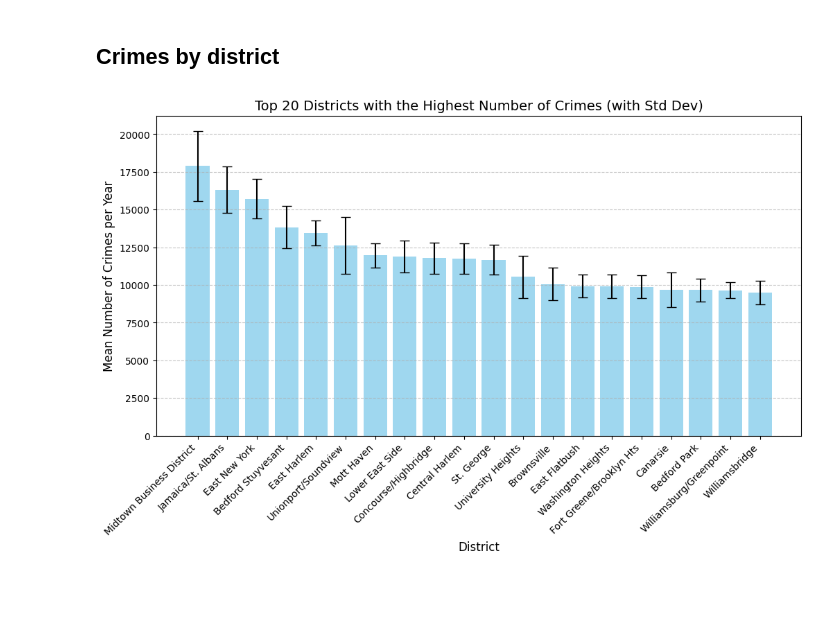
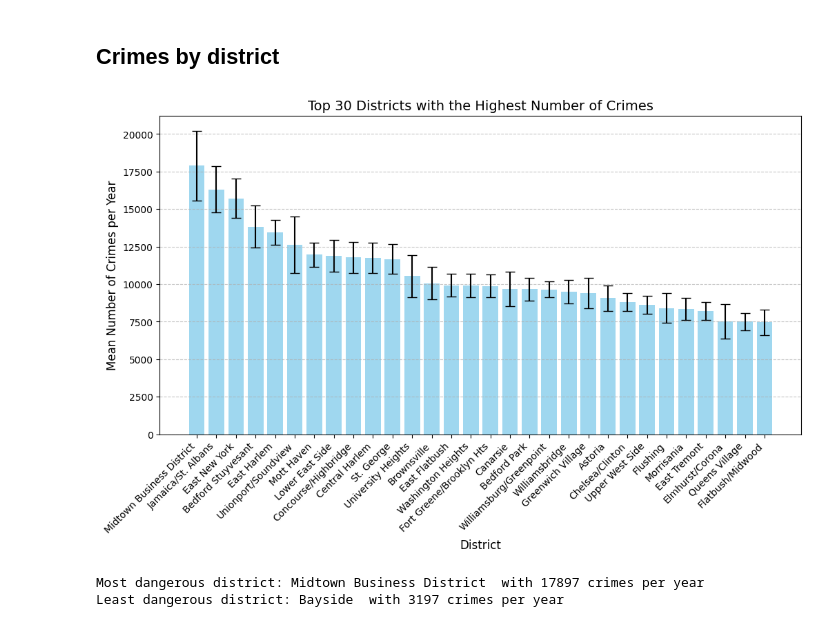
Before and after one commit to com-480-data-visualization/BluePink, a Jupyter notebook: data_exploration.ipynb, the cells around one changed output. Drawn from its saved outputs; the diff is of its cells as text; code cells hidden in the pictures; blank space fills up the shorter version.

Commit message:
change legend

```diff
--- a/data_exploration.ipynb
+++ b/data_exploration.ipynb
@@ -788,26 +788,33 @@ Spearman correlation has a coefficient of -0.211 with a p-value of 0.108.
 # %%
 import matplotlib.pyplot as plt
 
 # Sort and select the top 20 districts based on the mean number of crimes per year
-top_20_districts = crimes_eco.sort_values(by='mean_crimes_by_year', ascending=False).head(20)
+top_20_districts = crimes_eco.sort_values(by='mean_crimes_by_year', ascending=False).head(30)
 
 # Plot the number of crimes per district (top 20) with error bars
 plt.figure(figsize=(12, 6))
 plt.bar(top_20_districts['District'],
         top_20_districts['mean_crimes_by_year'],
         yerr=top_20_districts['std_crimes'],  # Add standard deviation as error bars
         capsize=5,
         color='skyblue',
         alpha=0.8)
 
 # Customize the plot
 plt.xticks(rotation=45, ha='right', fontsize=10)
 plt.ylabel("Mean Number of Crimes per Year", fontsize=12)
 plt.xlabel("District", fontsize=12)
-plt.title("Top 20 Districts with the Highest Number of Crimes (with Std Dev)", fontsize=14)
+plt.title("Top 30 Districts with the Highest Number of Crimes", fontsize=14)
 plt.grid(axis='y', linestyle='--', alpha=0.7)
 
 # Show the plot
 plt.show()
+
+#print first and last district:
+sorted_crimes = crimes_eco.sort_values(by='mean_crimes_by_year', ascending=False)
+print(f"Most dangerous district: {sorted_crimes['District'].iloc[0]}  with {sorted_crimes['mean_crimes_by_year'].iloc[0]:.0f} crimes per year")
+print(f"Least dangerous district: {sorted_crimes['District'].iloc[-1]}  with {sorted_crimes['mean_crimes_by_year'].iloc[-1]:.0f} crimes per year")
 # %% [output]
-[figure, old version]
+[figure, new version]
+Most dangerous district: Midtown Business District  with 17897 crimes per year
+Least dangerous district: Bayside  with 3197 crimes per year
```
Also changed, not shown: parts of 2 cells of this notebook.
